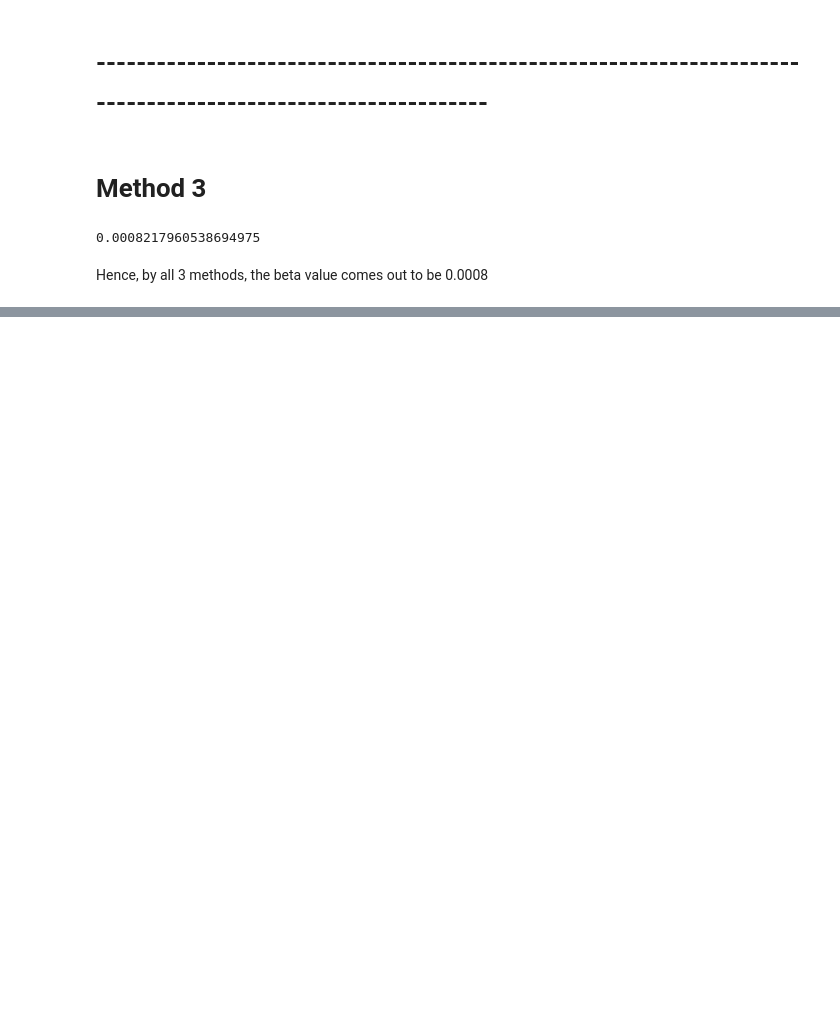
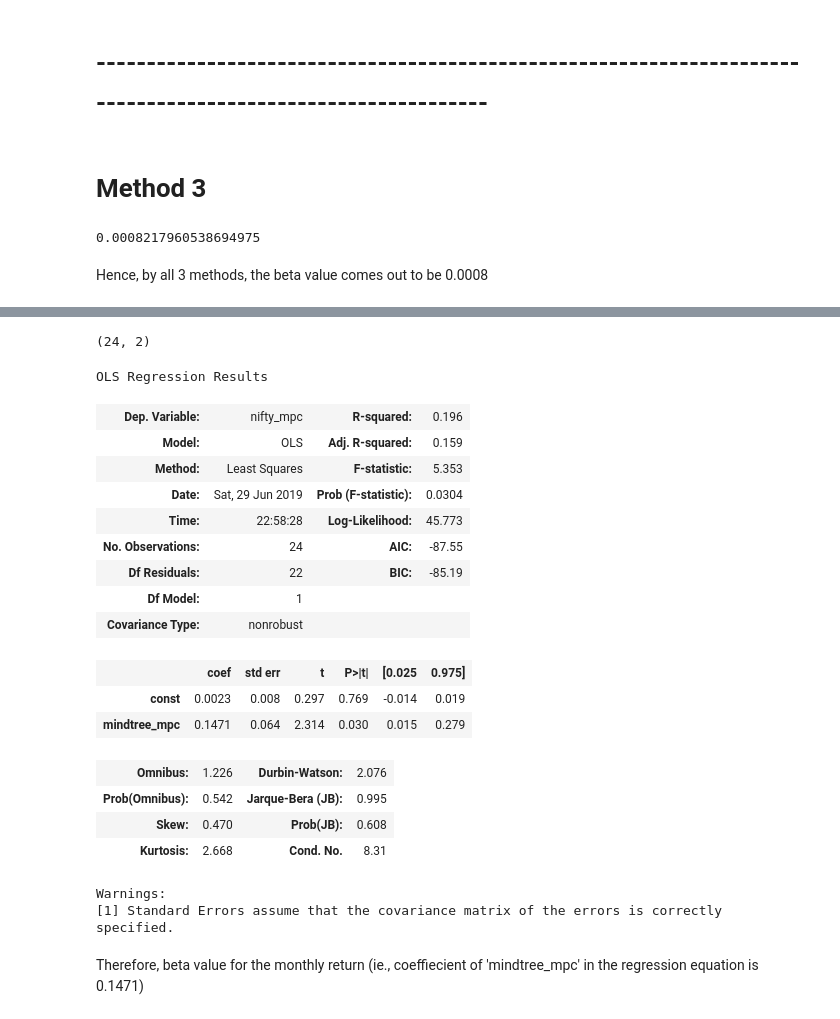
Before and after one commit to atkrish0/securitized-asset-analysis, a Jupyter notebook: 3 - Regression - Beta Calculation.ipynb, the cells around one changed output, grey strips where cells are left out. Drawn from its saved outputs; the diff is of its cells as text; code cells hidden in the pictures; blank space fills up the shorter version.

Commit message:
monthly beta value

```diff
--- a/3 - Regression - Beta Calculation.ipynb
+++ b/3 - Regression - Beta Calculation.ipynb
@@ -444,0 +598,2 @@ For monthy percent change ie., monthly returns, we resample the dates for each b
+# %%
+monthly_returns['nifty_mpc'] = pd.DataFrame(nifty_mpt['Close'].pct_change())
@@ -444,0 +610,2 @@ For monthy percent change ie., monthly returns, we resample the dates for each b
+# %%
+monthly_returns = monthly_returns.drop(monthly_returns.index[0])
@@ -444,0 +622,35 @@ For monthy percent change ie., monthly returns, we resample the dates for each b
+# %%
+monthly_returns.shape
+# %% [output]
+(24, 2)
+# %%
+X = monthly_returns.mindtree_mpc
+X1 = sm.add_constant(X)
+y = monthly_returns.nifty_mpc
+# %%
+model = sm.OLS(y, X1)
+result = model.fit()
+# %%
+result.summary()
+# %% [output]
+OLS Regression Results
+| Dep. Variable: | nifty_mpc | R-squared: | 0.196 |
+| Model: | OLS | Adj. R-squared: | 0.159 |
+| Method: | Least Squares | F-statistic: | 5.353 |
+| Date: | Sat, 29 Jun 2019 | Prob (F-statistic): | 0.0304 |
+| Time: | 22:58:28 | Log-Likelihood: | 45.773 |
+| No. Observations: | 24 | AIC: | -87.55 |
+| Df Residuals: | 22 | BIC: | -85.19 |
+| Df Model: | 1 |  |  |
+| Covariance Type: | nonrobust |  |  |
+|  | coef | std err | t | P>|t| | [0.025 | 0.975] |
+| const | 0.0023 | 0.008 | 0.297 | 0.769 | -0.014 | 0.019 |
+| mindtree_mpc | 0.1471 | 0.064 | 2.314 | 0.030 | 0.015 | 0.279 |
+| Omnibus: | 1.226 | Durbin-Watson: | 2.076 |
+| Prob(Omnibus): | 0.542 | Jarque-Bera (JB): | 0.995 |
+| Skew: | 0.470 | Prob(JB): | 0.608 |
+| Kurtosis: | 2.668 | Cond. No. | 8.31 |
+Warnings:
+[1] Standard Errors assume that the covariance matrix of the errors is correctly specified.
+# %% [markdown]
+Therefore, beta value for the monthly return (ie., coeffiecient of 'mindtree_mpc' in the regression equation is 0.1471)
```
Also changed, not shown: parts of 31 cells of this notebook.
